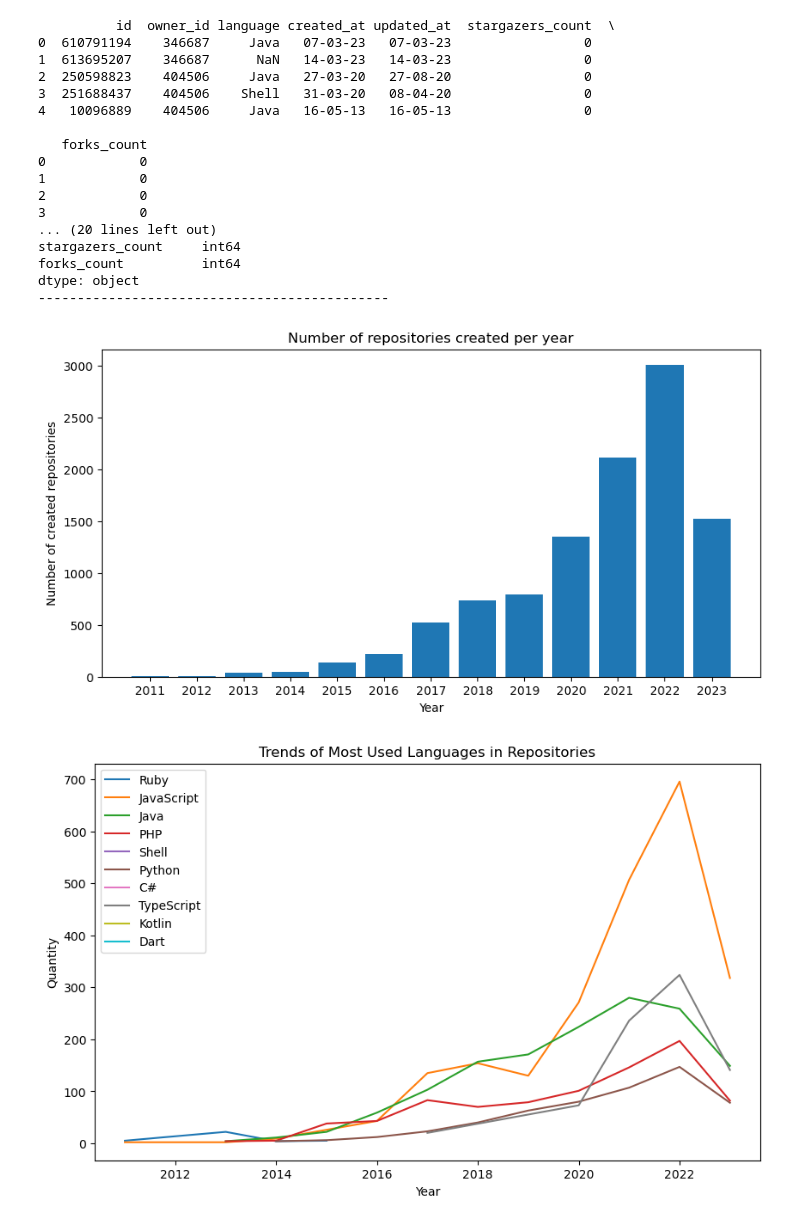
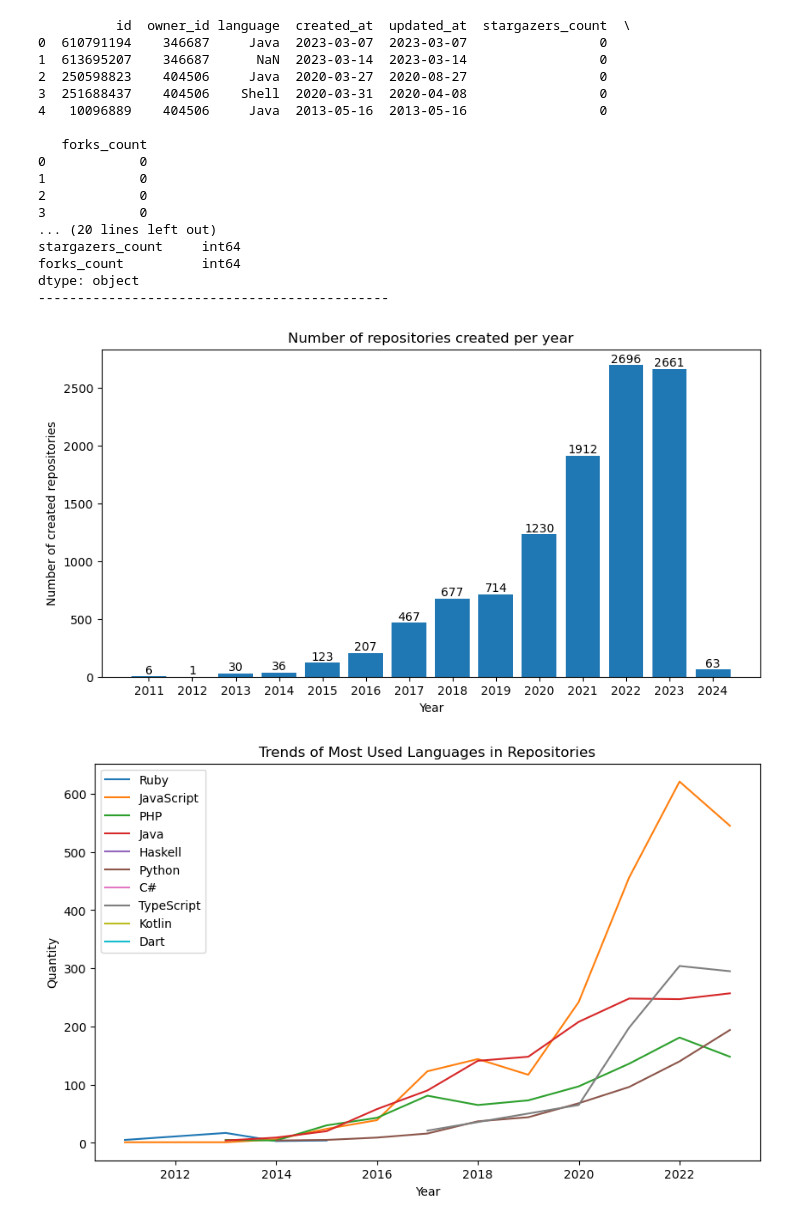
Before and after one commit to HercoZauZau/GitHub_Insights--Mozambique, a Jupyter notebook: notebooks/03. visualization/repos_insights.ipynb, the cells around one changed output. Drawn from its saved outputs; the diff is of its cells as text; code cells hidden in the pictures.

```diff
--- a/notebooks/03. visualization/repos_insights.ipynb
+++ b/notebooks/03. visualization/repos_insights.ipynb
@@ -7,8 +6,8 @@ import requests
 from datetime import datetime, timedelta
 # %%
 # Load data from CSV file
-repos_data = pd.read_csv('../../data/processed/repos_data.csv', encoding='latin1')
-users_data = pd.read_csv('../../data/processed/users_data.csv', encoding='latin1')
+repos_data = pd.read_csv('../../data/processed/01.24/repos_data.csv', encoding='latin1')
+users_data = pd.read_csv('../../data/processed/01.24/users_data.csv', encoding='latin1')
 # %%
 # Check the first few rows of the data
 print(repos_data.head())
@@ -30,12 +29,12 @@ print('---------------------------------------------')
 print(repos_data.dtypes)
 print('---------------------------------------------')
 # %% [output]
-          id  owner_id language created_at updated_at  stargazers_count  \
-0  610791194    346687     Java   07-03-23   07-03-23                 0
-1  613695207    346687      NaN   14-03-23   14-03-23                 0
-2  250598823    404506     Java   27-03-20   27-08-20                 0
-3  251688437    404506    Shell   31-03-20   08-04-20                 0
-4   10096889    404506     Java   16-05-13   16-05-13                 0
+          id  owner_id language  created_at  updated_at  stargazers_count  \
+0  610791194    346687     Java  2023-03-07  2023-03-07                 0
+1  613695207    346687      NaN  2023-03-14  2023-03-14                 0
+2  250598823    404506     Java  2020-03-27  2020-08-27                 0
+3  251688437    404506    Shell  2020-03-31  2020-04-08                 0
+4   10096889    404506     Java  2013-05-16  2013-05-16                 0
 
    forks_count
 0            0
@@ -50,29 +49,37 @@ dtype: object
 # %%
 # Convert the "created_at" column to datetime type
 repos_data['created_at'] = pd.to_datetime(repos_data['created_at'])
 
 # Extract the years and their respective repository count
 years = repos_data['created_at'].dt.year
 sorted_years = Counter(years)
 sorted_years = dict(sorted(sorted_years.items(), key=lambda x: x[0]))
 
 # Display the years graph
 years = [i for i, _ in sorted_years.items()]
 entries = [i for _, i in sorted_years.items()]
 
+title = 'Number of repositories created per year'
+
 plt.figure(figsize=(10, 5))
 plt.bar(range(len(years)), entries)
 plt.xticks(range(len(years)), years)
 plt.xlabel('Year')
 plt.ylabel('Number of created repositories')
-plt.title('Number of repositories created per year')
+plt.title(title)
+
+for i, v in enumerate(entries):
+    plt.annotate(str(v), xy=(i, v), ha='center', va='bottom')
+
+plt.savefig(f'../../data/results/01.24/{title.lower().replace(" ", "_")}.png')
 
 plt.show()
 # %% [output]
-[figure, old version]
+[figure, new version]
 # %%
 # Remove HTML and CSS so as not to interfere with programming languages
 repos_data['years'] = repos_data['created_at'].dt.year
+repos_data = repos_data[repos_data['years'] != 2024]
 repos_data['language'] = repos_data['language'].drop(repos_data[repos_data['language'] == 'HTML'].index)
 repos_data['language'] = repos_data['language'].drop(repos_data[repos_data['language'] == 'CSS'].index)
 
@@ -95,14 +102,17 @@ for i, language in enumerate(languages):
     language_data = top_languages[top_languages['language'] == language]
     ax.plot(language_data['years'], language_data['count'], label=language, color=colors[i])
 
-ax.set_title('Trends of Most Used Languages in Repositories')
+title = 'Trends of Most Used Languages in Repositories'
+ax.set_title(title)
 ax.set_xlabel('Year')
 ax.set_ylabel('Quantity')
 ax.legend()
 
+plt.savefig(f'../../data/results/01.24/{title.lower().replace(" ", "_")}.png')
+
 plt.show()
 # %% [output]
-[figure, old version]
+[figure, new version]
 # %%
 # Get list of years
 years = repos_data['years'].unique()
```
Also changed, not shown: parts of 6 cells of this notebook, 2 other files.
